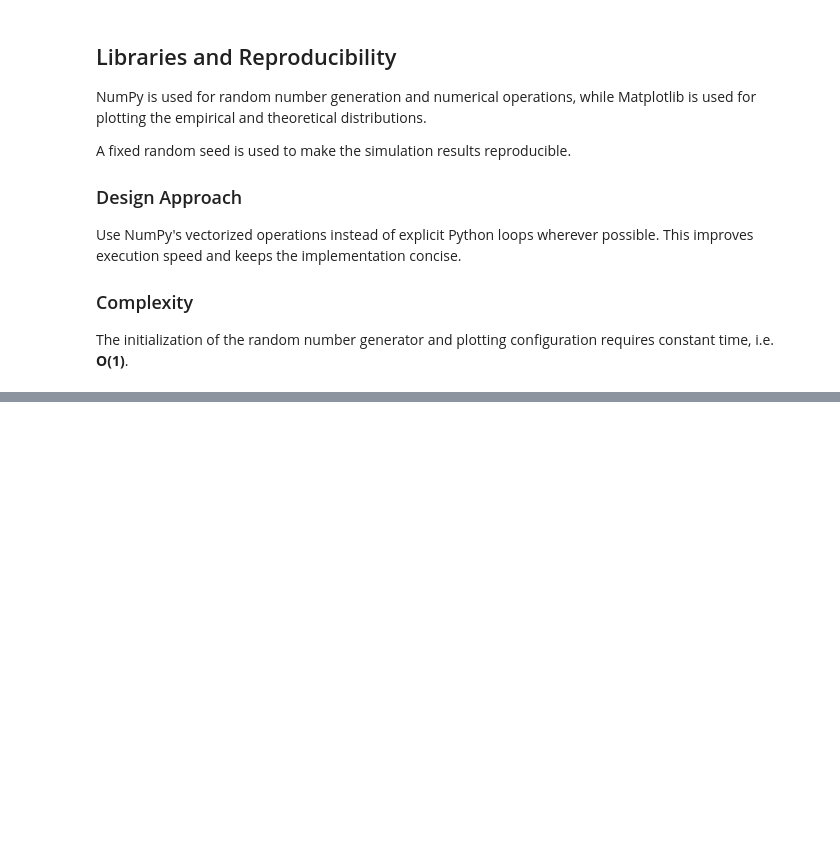
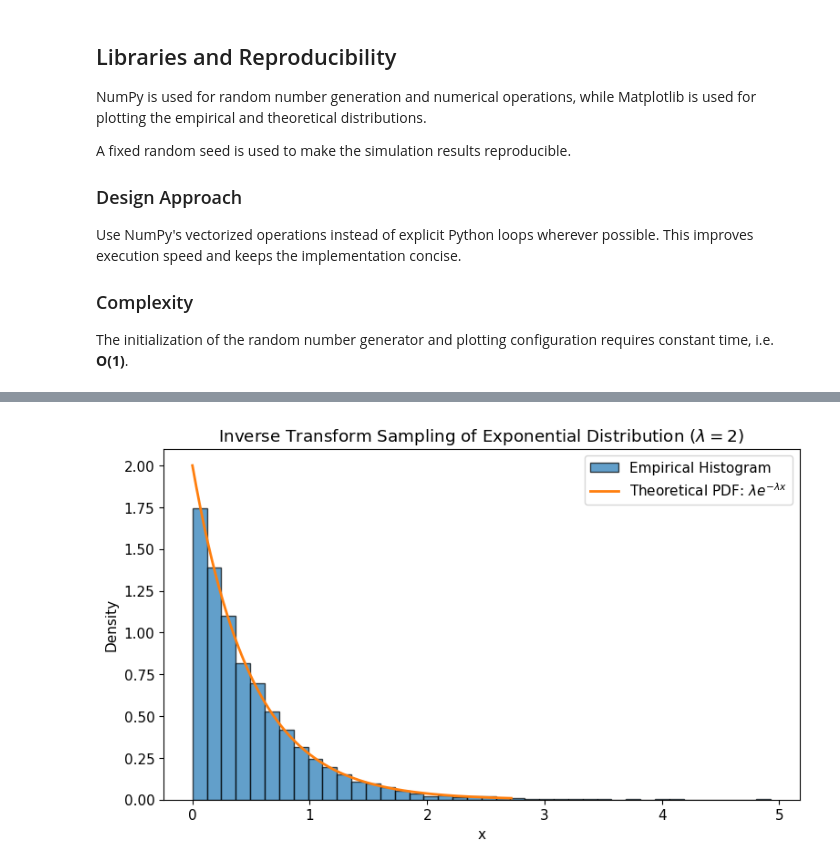
Before and after one commit to lakshitapagaria31/202618052_LakshitaPagaria_DS602, a Jupyter notebook: 202618052_Lab_5/202618052_Assignment05_DS602.ipynb, the cells around one changed output, grey strips where cells are left out. Cells and saved outputs as stored; diff of their text form; code cells hidden in the pictures; blank space fills up the shorter version.

```diff
--- a/202618052_Lab_5/202618052_Assignment05_DS602.ipynb
+++ b/202618052_Lab_5/202618052_Assignment05_DS602.ipynb
@@ -44,0 +351,20 @@ plt.rcParams["font.size"] = 11
+# %%
+NUM_EXP_SAMPLES = 5_000
+LAMBDA = 2.0
+
+# Generate Uniform(0,1) samples
+U = rng.random(NUM_EXP_SAMPLES)
+
+# Avoid log(0) and log(1)
+U = np.clip(
+    U,
+    np.finfo(float).eps,
+    1 - np.finfo(float).eps
+)
+
+# Inverse transform
+X_exp = -np.log1p(-U) / LAMBDA
+
+print("Number of samples:", len(X_exp))
+print("Sample mean:", X_exp.mean())
+print("Theoretical mean:", 1 / LAMBDA)
@@ -44,0 +392,41 @@ plt.rcParams["font.size"] = 11
+# %%
+# Generate x-values for theoretical PDF
+x = np.linspace(
+    0,
+    np.percentile(X_exp, 99.5),
+    500
+)
+
+# Theoretical PDF
+theoretical_pdf = (
+    LAMBDA * np.exp(-LAMBDA * x)
+)
+
+plt.figure(figsize=(9, 5))
+
+plt.hist(
+    X_exp,
+    bins=40,
+    density=True,
+    alpha=0.7,
+    edgecolor="black",
+    label="Empirical Histogram"
+)
+
+plt.plot(
+    x,
+    theoretical_pdf,
+    linewidth=2,
+    label=r"Theoretical PDF: $\lambda e^{-\lambda x}$"
+)
+
+plt.xlabel("x")
+plt.ylabel("Density")
+plt.title(
+    r"Inverse Transform Sampling of Exponential Distribution ($\lambda=2$)"
+)
+
+plt.legend()
+plt.show()
+# %% [output]
+[figure, added]
```
Also changed, not shown: parts of 37 cells of this notebook.
